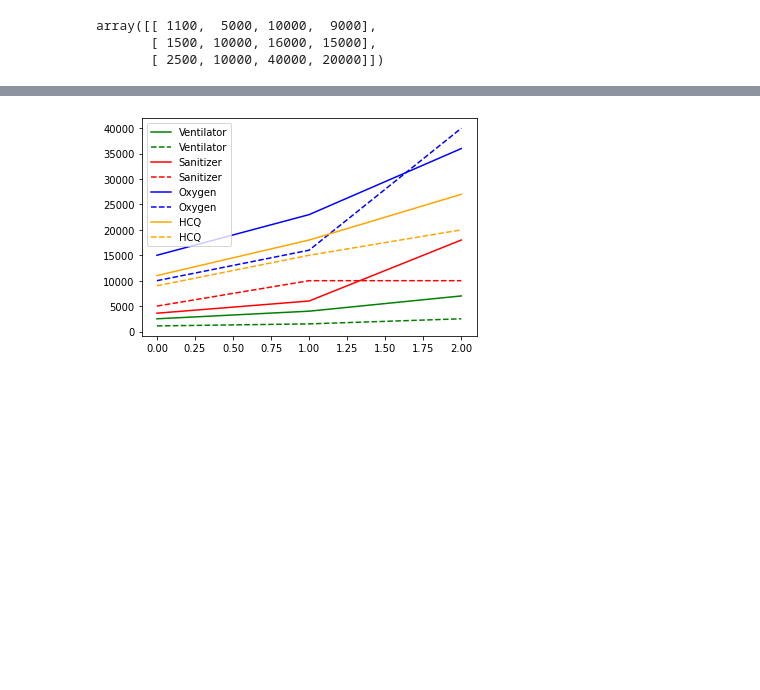
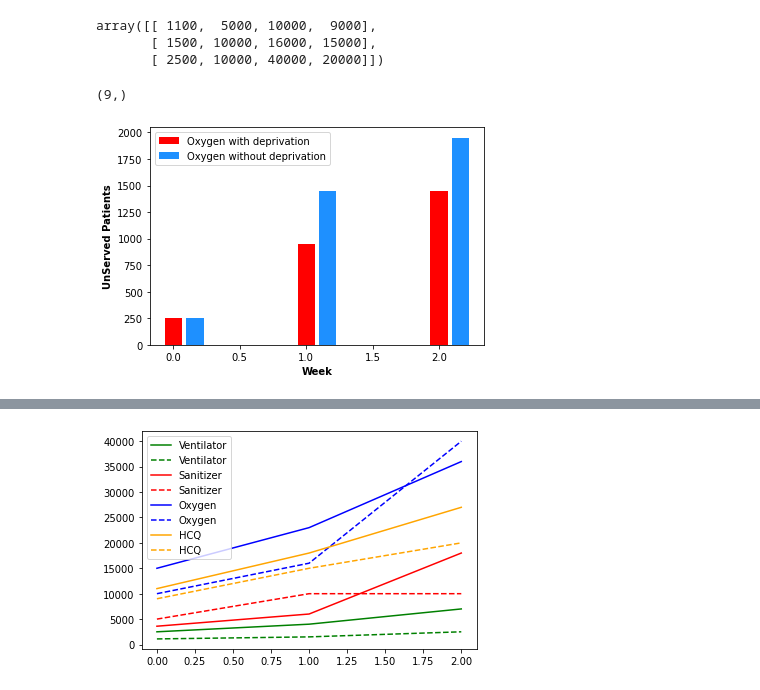
Before and after one commit to Kartikaggarwal98/Transhipment-Network, a Jupyter notebook: notebooks/mc_v_p_time_covid.ipynb, the cells around one changed output, grey strips where cells are left out. Cells and saved outputs as stored; diff of their text form; code cells hidden in the pictures; blank space fills up the shorter version.

```diff
--- a/notebooks/mc_v_p_time_covid.ipynb
+++ b/notebooks/mc_v_p_time_covid.ipynb
@@ -469 +465,5 @@ x4=df2['Total_c4'].values-df2['Unserv_c4'].values
+# %%
+x1.shape
+# %% [output]
+(9,)
 # %%
@@ -474,0 +481,15 @@ br4 = [x + barWidth for x in br3]
+# %%
+fig = plt.subplots(figsize =(6, 4))
+plt.bar(br1,[250,950,1450], color ='red',
+        width = barWidth/5,label='Oxygen with deprivation')
+plt.bar(br11,[250,1450,1950], color ='dodgerblue',
+        width = barWidth/5,label='Oxygen without deprivation')
+plt.legend(loc='best')
+plt.xlabel('Week', fontweight ='bold')
+plt.ylabel('UnServed Patients', fontweight ='bold')
+# plt.xticks([r + barWidth for r in range(len(x1[::3]))],
+#            ['1', '2', '3'])
+plt.savefig('UnServedPatOxy.png',dpi=400)
+plt.show()
+# %% [output]
+[figure, added]
```
Also changed, not shown: parts of 8 cells of this notebook, 2 other files.
